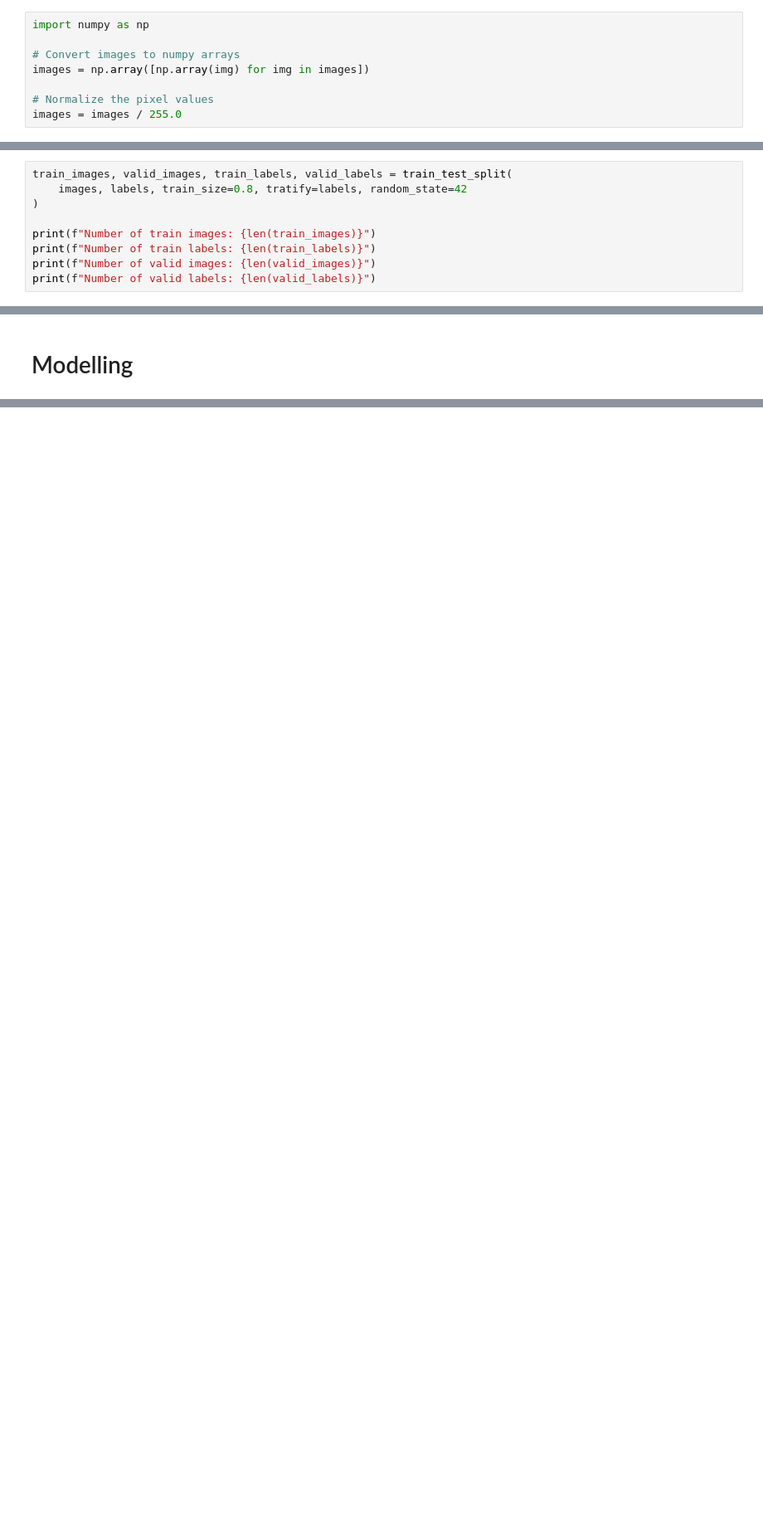
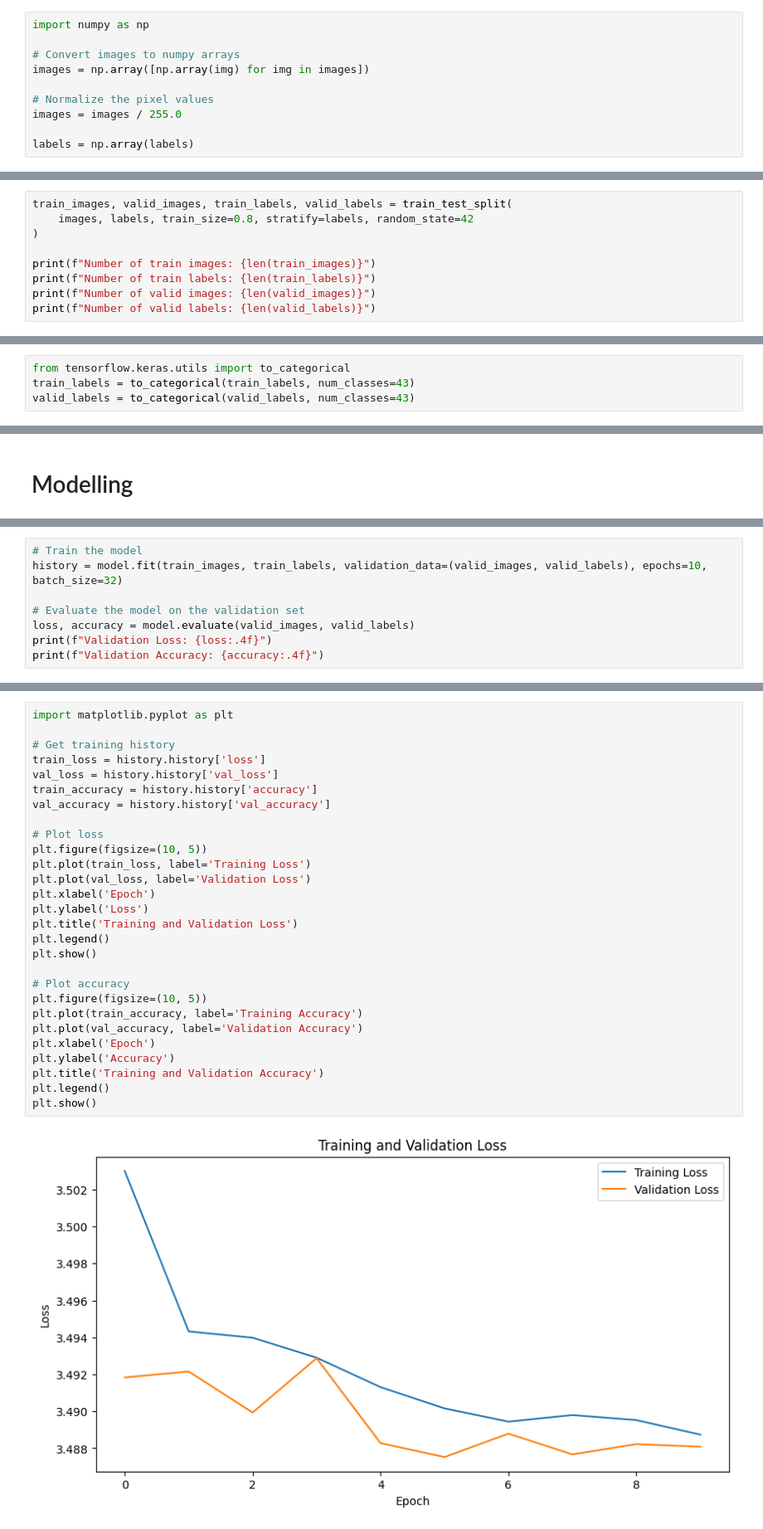
Before and after one commit to Sohaib-50/German-Traffic-Sign-Recognition, a Jupyter notebook: German_Traffic_Sign_Recognition.ipynb, the cells around one changed output, grey strips where cells are left out. Shown at 83% size. Cells and saved outputs as stored; diff of their text form; blank space fills up the shorter version.

Commit message:
Model 3.0

```diff
--- a/German_Traffic_Sign_Recognition.ipynb
+++ b/German_Traffic_Sign_Recognition.ipynb
@@ -445,11 +450,13 @@ images = np.array([np.array(img) for img in images])
 
 # Normalize the pixel values
 images = images / 255.0
+
+labels = np.array(labels)
 # %% [markdown]
 ### Split data into training and testing sets
 # %%
 train_images, valid_images, train_labels, valid_labels = train_test_split(
-    images, labels, train_size=0.8, tratify=labels, random_state=42
+    images, labels, train_size=0.8, stratify=labels, random_state=42
 )
 
 print(f"Number of train images: {len(train_images)}")
@@ -463,0 +477,4 @@ Number of valid labels: 7813
+# %%
+from tensorflow.keras.utils import to_categorical
+train_labels = to_categorical(train_labels, num_classes=43)
+valid_labels = to_categorical(valid_labels, num_classes=43)
@@ -581,0 +608,8 @@ _________________________________________________________________
+# %%
+# Train the model
+history = model.fit(train_images, train_labels, validation_data=(valid_images, valid_labels), epochs=10, batch_size=32)
+
+# Evaluate the model on the validation set
+loss, accuracy = model.evaluate(valid_images, valid_labels)
+print(f"Validation Loss: {loss:.4f}")
+print(f"Validation Accuracy: {accuracy:.4f}")
@@ -581,0 +636,30 @@ _________________________________________________________________
+# %%
+import matplotlib.pyplot as plt
+
+# Get training history
+train_loss = history.history['loss']
+val_loss = history.history['val_loss']
+train_accuracy = history.history['accuracy']
+val_accuracy = history.history['val_accuracy']
+
+# Plot loss
+plt.figure(figsize=(10, 5))
+plt.plot(train_loss, label='Training Loss')
+plt.plot(val_loss, label='Validation Loss')
+plt.xlabel('Epoch')
+plt.ylabel('Loss')
+plt.title('Training and Validation Loss')
+plt.legend()
+plt.show()
+
+# Plot accuracy
+plt.figure(figsize=(10, 5))
+plt.plot(train_accuracy, label='Training Accuracy')
+plt.plot(val_accuracy, label='Validation Accuracy')
+plt.xlabel('Epoch')
+plt.ylabel('Accuracy')
+plt.title('Training and Validation Accuracy')
+plt.legend()
+plt.show()
+# %% [output]
+[figure, added]
```
Also changed, not shown: parts of 47 cells of this notebook.
